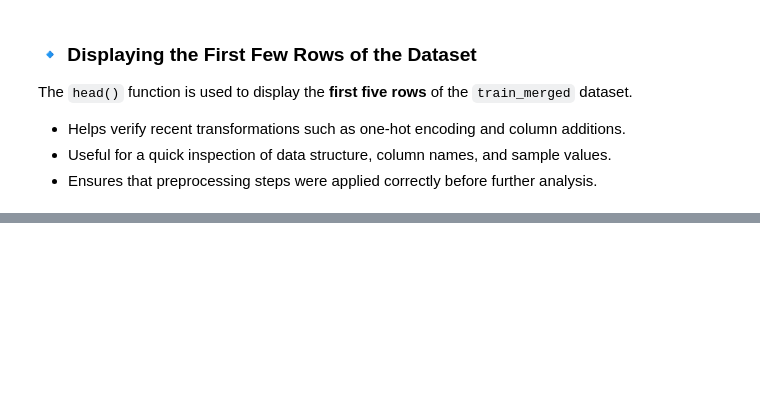
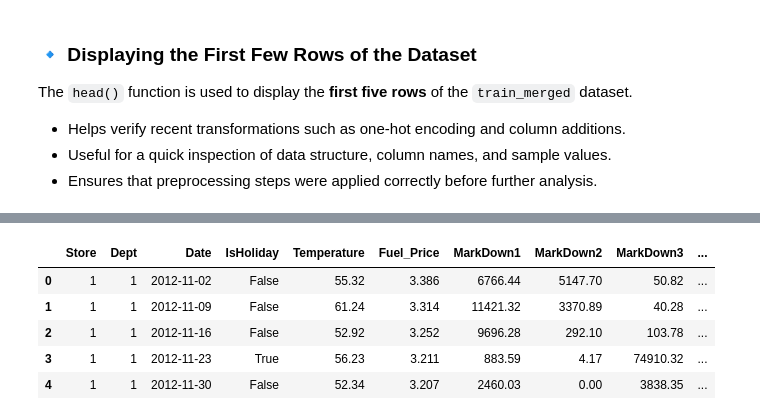
Before and after one commit to Ahmedsolia/3abasyat_rowad, a Jupyter notebook: Dataset.ipynb, the cells around one changed output, grey strips where cells are left out. Drawn from its saved outputs; the diff is of its cells as text; code cells hidden in the pictures; blank space fills up the shorter version.

```diff
--- a/Dataset.ipynb
+++ b/Dataset.ipynb
@@ -690,0 +700,21 @@ train_merged.head()
+# %%
+# Define a list of markdown-related columns
+Markdown = ["MarkDown1", "MarkDown2", "MarkDown3", "MarkDown4", "MarkDown5"]
+
+# Loop through each markdown column
+for column in Markdown:
+    # Create a new binary column indicating if the markdown value is missing (1 = missing, 0 = not missing)
+    test_merged[f"{column}_is_missing"] = test_merged[column].isnull().astype(int)
+
+    # Replace all NaN (missing) values in the dataset with 0 to avoid errors in further processing
+    test_merged.fillna(0, inplace=True)
+
+# Display the first few rows to confirm changes
+test_merged.head()
+# %% [output]
+|  | Store | Dept | Date | IsHoliday | Temperature | Fuel_Price | MarkDown1 | MarkDown2 | MarkDown3 | ... |
+| 0 | 1 | 1 | 2012-11-02 | False | 55.32 | 3.386 | 6766.44 | 5147.70 | 50.82 | ... |
+| 1 | 1 | 1 | 2012-11-09 | False | 61.24 | 3.314 | 11421.32 | 3370.89 | 40.28 | ... |
+| 2 | 1 | 1 | 2012-11-16 | False | 52.92 | 3.252 | 9696.28 | 292.10 | 103.78 | ... |
+| 3 | 1 | 1 | 2012-11-23 | True | 56.23 | 3.211 | 883.59 | 4.17 | 74910.32 | ... |
+| 4 | 1 | 1 | 2012-11-30 | False | 52.34 | 3.207 | 2460.03 | 0.00 | 3838.35 | ... |
```
Also changed, not shown: parts of 10 cells of this notebook.
